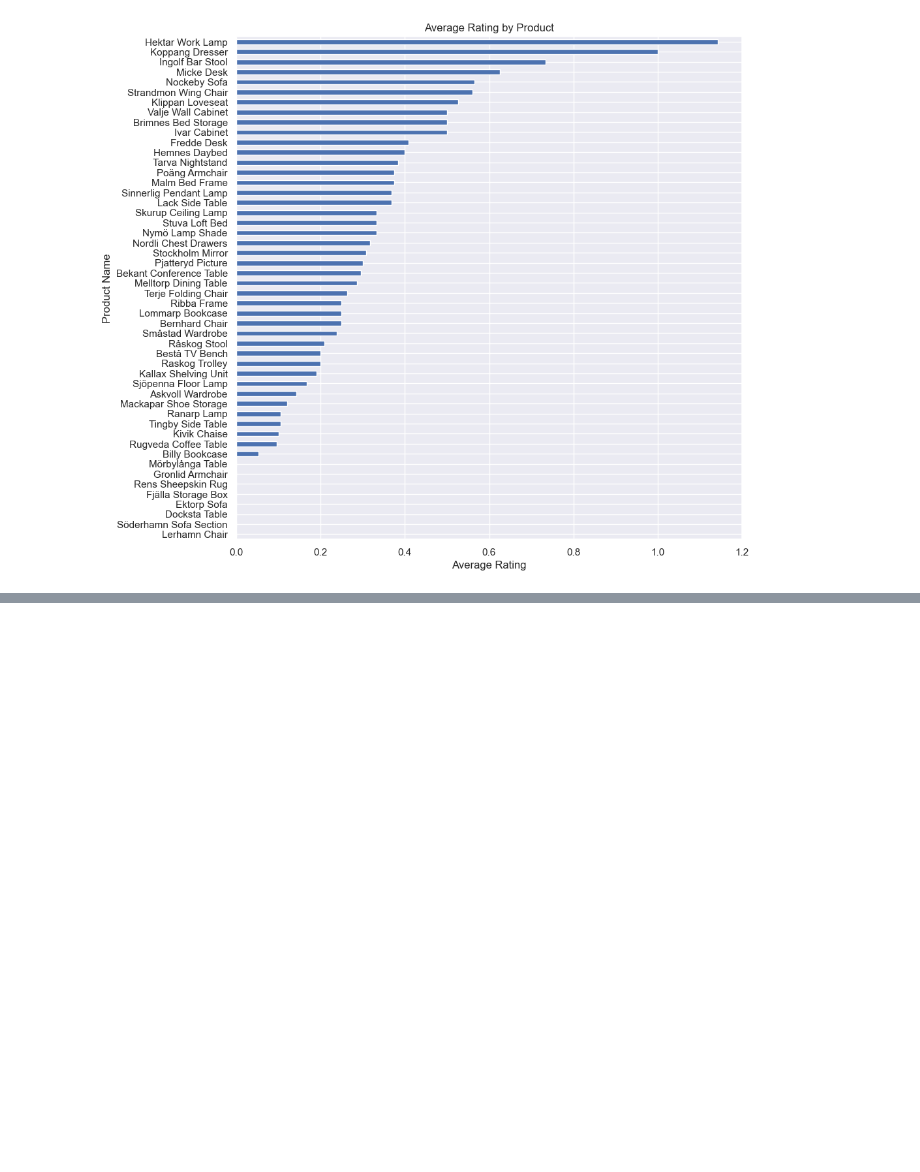
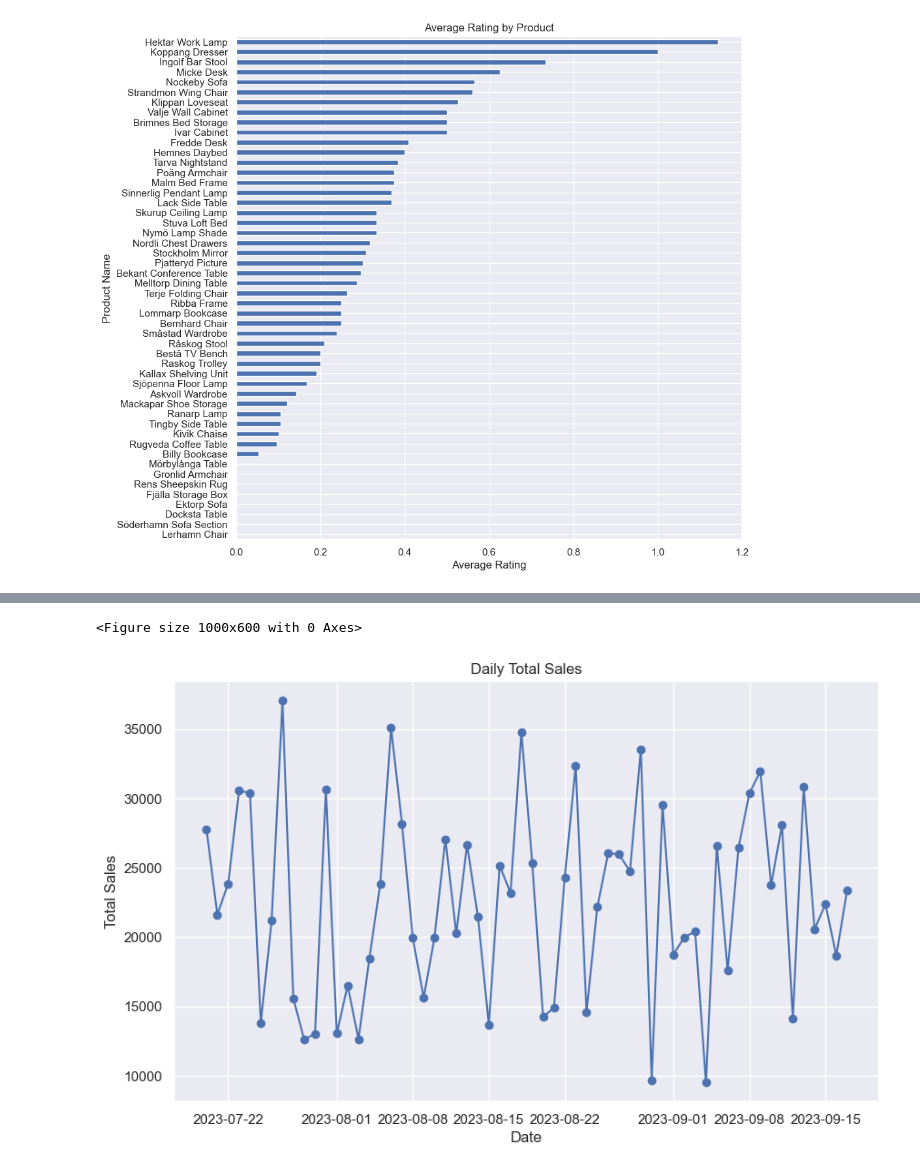
Before and after one commit to ronitguptaaa/Excel-Analysis, a Jupyter notebook: CustomerAnalysis_data/CustomerAnalysis.ipynb, the cells around one changed output, grey strips where cells are left out. Saved outputs shown, nothing was run; the diff lists cells and outputs as text; code cells hidden in the pictures; blank space fills up the shorter version.

```diff
--- a/CustomerAnalysis_data/CustomerAnalysis.ipynb
+++ b/CustomerAnalysis_data/CustomerAnalysis.ipynb
@@ -341,0 +344,6 @@ plt.show()
+# %%
+df = merged_df.set_index('order_date', inplace=True)
+df
+# %%
+daily_sales = merged_df['Total_sales'].resample('D').sum()
+daily_sales
@@ -341,0 +368,13 @@ plt.show()
+# %%
+plt.figure(figsize=(10, 6))
+
+plt.figure(figsize=(10, 6))
+plt.plot(daily_sales, marker='o', linestyle='-')
+plt.title('Daily Total Sales')
+plt.xlabel('Date')
+plt.ylabel('Total Sales')
+plt.grid(True)
+plt.show()
+# %% [output]
+<Figure size 1000x600 with 0 Axes>
+[figure, added]
```
Also changed, not shown: parts of 2 cells of this notebook.
